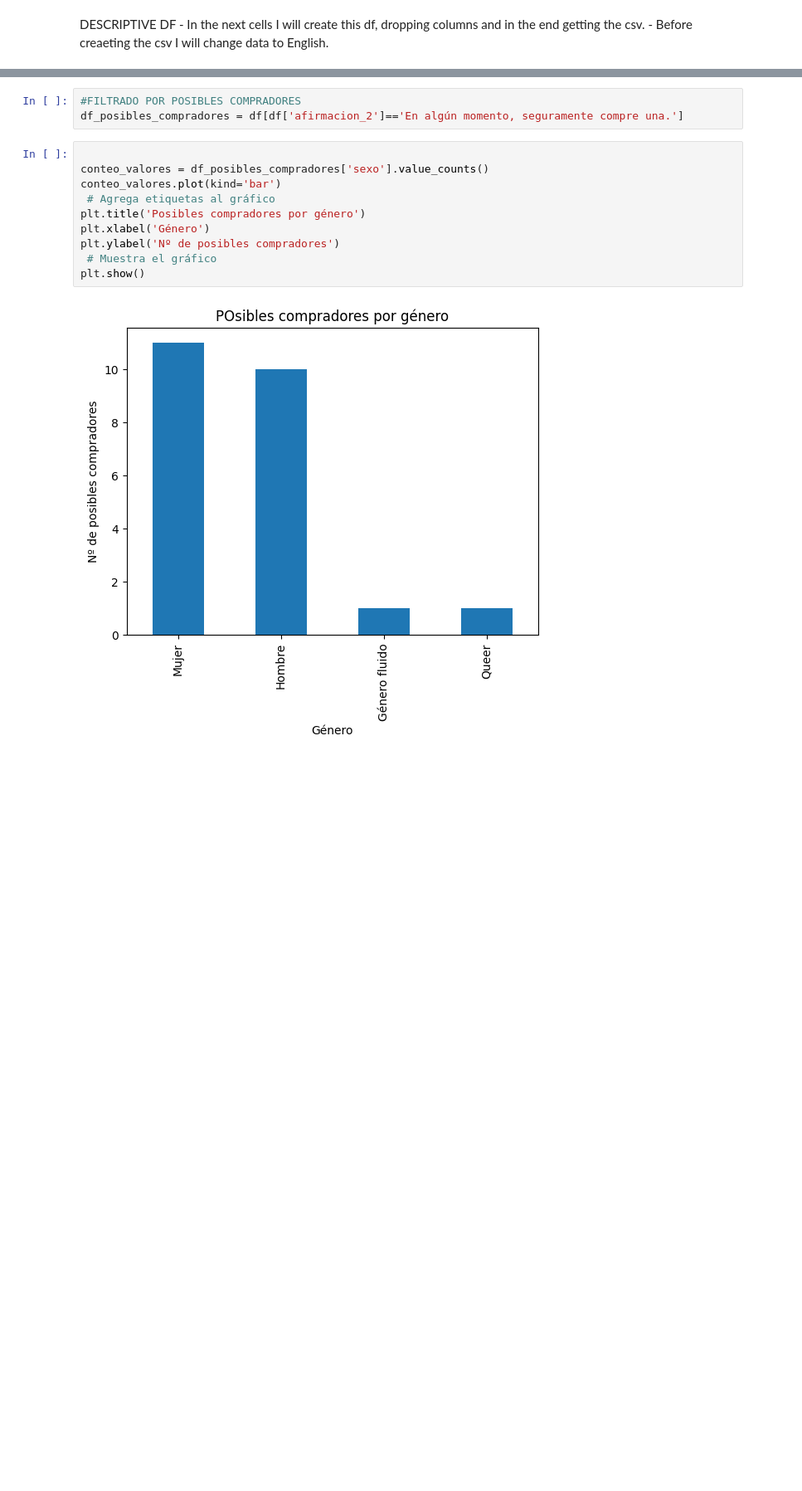
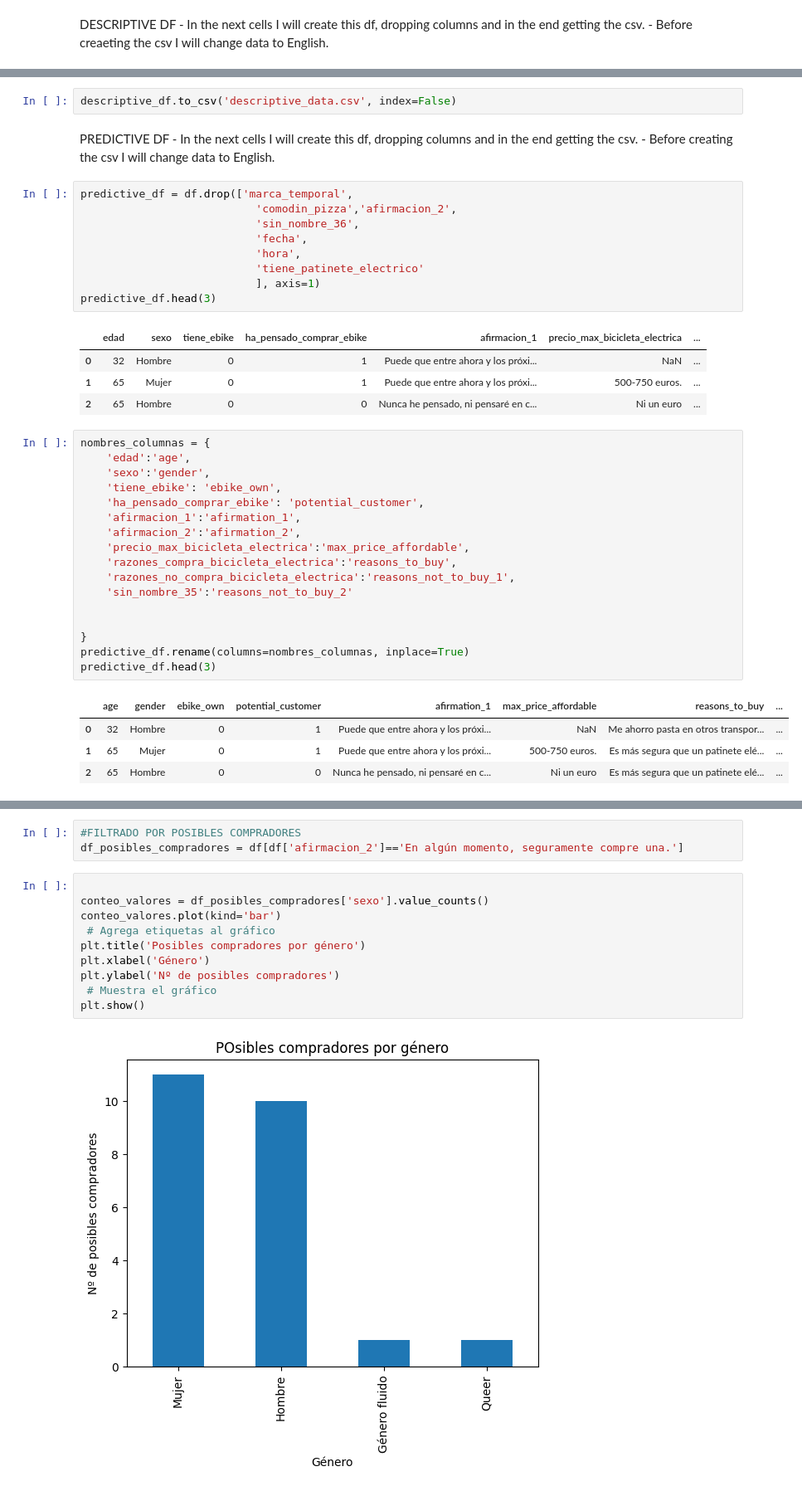
Before and after one commit to Auzmendi/project-6, a Jupyter notebook: df_ebike.ipynb, the cells around one changed output, grey strips where cells are left out. Shown at 83% size. Saved outputs shown, nothing was run; the diff lists cells and outputs as text; blank space fills up the shorter version.

```diff
--- a/df_ebike.ipynb
+++ b/df_ebike.ipynb
@@ -169,0 +195,42 @@ descriptive_df.head(3)
+# %%
+descriptive_df.to_csv('descriptive_data.csv', index=False)
+# %% [markdown]
+PREDICTIVE DF
+    - In the next cells I will create this df, dropping columns and in the end getting the csv.
+    - Before creating the csv I will change data to English.
+# %%
+predictive_df = df.drop(['marca_temporal',
+                           'comodin_pizza','afirmacion_2',
+                           'sin_nombre_36',
+                           'fecha',
+                           'hora',
+                           'tiene_patinete_electrico'
+                           ], axis=1)
+predictive_df.head(3)
+# %% [output]
+|  | edad | sexo | tiene_ebike | ha_pensado_comprar_ebike | afirmacion_1 | precio_max_bicicleta_electrica | ... |
+| 0 | 32 | Hombre | 0 | 1 | Puede que entre ahora y los próxi... | NaN | ... |
+| 1 | 65 | Mujer | 0 | 1 | Puede que entre ahora y los próxi... | 500-750 euros. | ... |
+| 2 | 65 | Hombre | 0 | 0 | Nunca he pensado, ni pensaré en c... | Ni un euro | ... |
+# %%
+nombres_columnas = {
+    'edad':'age',
+    'sexo':'gender',
+    'tiene_ebike': 'ebike_own',
+    'ha_pensado_comprar_ebike': 'potential_customer',
+    'afirmacion_1':'afirmation_1',
+    'afirmacion_2':'afirmation_2',
+    'precio_max_bicicleta_electrica':'max_price_affordable',
+    'razones_compra_bicicleta_electrica':'reasons_to_buy',
+    'razones_no_compra_bicicleta_electrica':'reasons_not_to_buy_1',
+    'sin_nombre_35':'reasons_not_to_buy_2'
+
+
+}
+predictive_df.rename(columns=nombres_columnas, inplace=True)
+predictive_df.head(3)
+# %% [output]
+|  | age | gender | ebike_own | potential_customer | afirmation_1 | max_price_affordable | reasons_to_buy | ... |
+| 0 | 32 | Hombre | 0 | 1 | Puede que entre ahora y los próxi... | NaN | Me ahorro pasta en otros transpor... | ... |
+| 1 | 65 | Mujer | 0 | 1 | Puede que entre ahora y los próxi... | 500-750 euros. | Es más segura que un patinete elé... | ... |
+| 2 | 65 | Hombre | 0 | 0 | Nunca he pensado, ni pensaré en c... | Ni un euro | Es más segura que un patinete elé... | ... |
```
Also changed, not shown: parts of 6 cells of this notebook, 1 other file.
